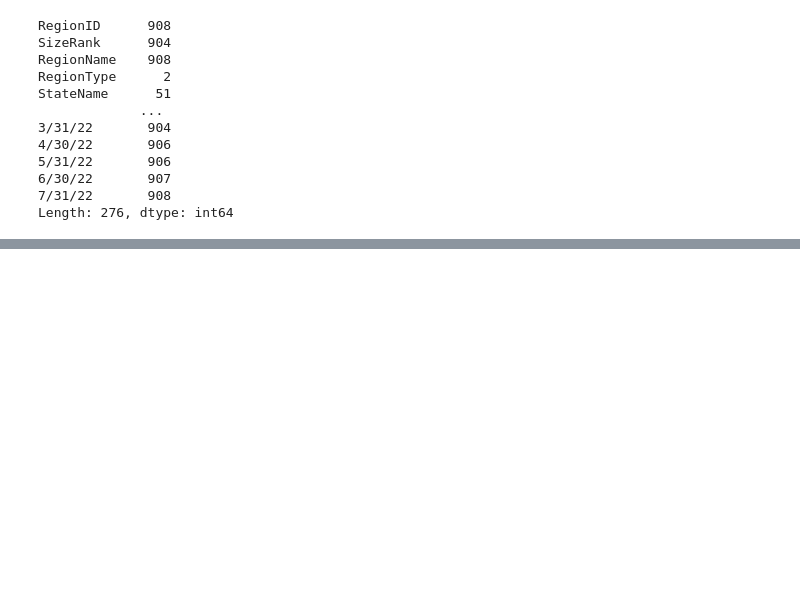
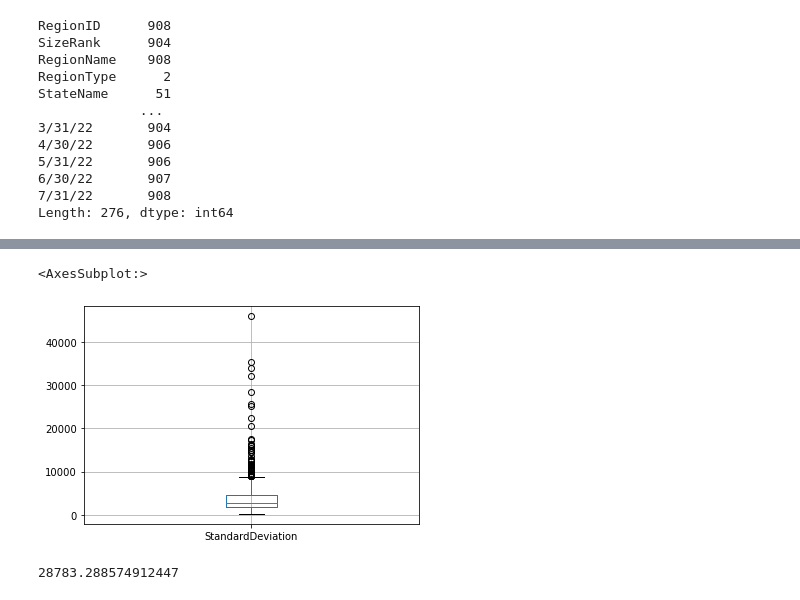
Before and after one commit to SringayKeno/Real_Estate, a Jupyter notebook: Metro July 2022 Middle Tier Housing Value prediction -Random Forest.ipynb, the cells around one changed output, grey strips where cells are left out. Drawn from its saved outputs; the diff is of its cells as text; code cells hidden in the pictures; blank space fills up the shorter version.

```diff
--- a/Metro July 2022 Middle Tier Housing Value prediction -Random Forest.ipynb
+++ b/Metro July 2022 Middle Tier Housing Value prediction -Random Forest.ipynb
@@ -125,0 +176,4 @@ plt.show()
+# %%
+merge_df=month_df.merge(julyhome, on='RegionID', how='left')
+merge_df['StateCode']=merge_df['StateName'].map(dict)
+merge_df
@@ -125,0 +210,7 @@ plt.show()
+# %%
+merge_df['July22NewListingNo.'] = merge_df['July22NewListingNo.'].fillna(0)
+merge_df['July22Inventory'] = merge_df['July22Inventory'].fillna(0)
+
+merge_df['July22NewListingNo.'] = merge_df['July22NewListingNo.'].astype(int)
+merge_df['July22Inventory'] = merge_df['July22Inventory'].astype(int)
+merge_df.dtypes
@@ -302,0 +386,3 @@ yoy_df.var(axis=1)
+# %%
+df=merge_df[['4/30/22','5/31/22','6/30/22','7/31/22']]
+df.std(axis=1).describe()
@@ -302,0 +399,5 @@ yoy_df.var(axis=1)
+# %%
+std_row=df.std(axis=1)
+stdRow_df=pd.DataFrame(std_row, columns=['StandardDeviation'])
+stdRow_df['StandardDeviation'] = stdRow_df['StandardDeviation'].astype(float)
+stdRow_df.head()
@@ -302,0 +411,12 @@ yoy_df.var(axis=1)
+# %%
+stdRow_df.boxplot(column=['StandardDeviation'])
+# %% [output]
+<AxesSubplot:>
+[figure, added]
+# %%
+df2=merge_df[['7/31/20','7/31/21','4/30/22','5/31/22','6/30/22','7/31/22']]
+
+# Get the Standandard Deviation of each row (STD of different months for each metro area)
+df2.std(axis=1).describe()
+# %% [output]
+28783.288574912447
```
Also changed, not shown: parts of 74 cells of this notebook, 5 other files.
